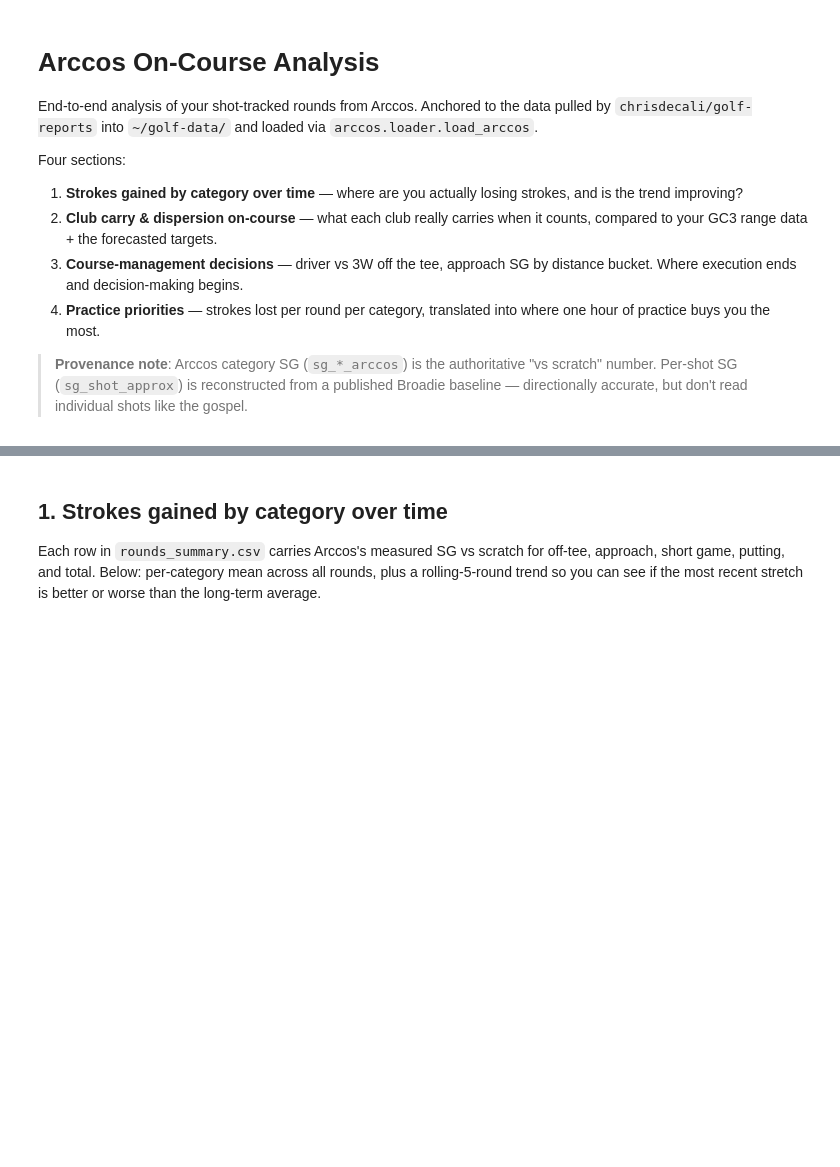
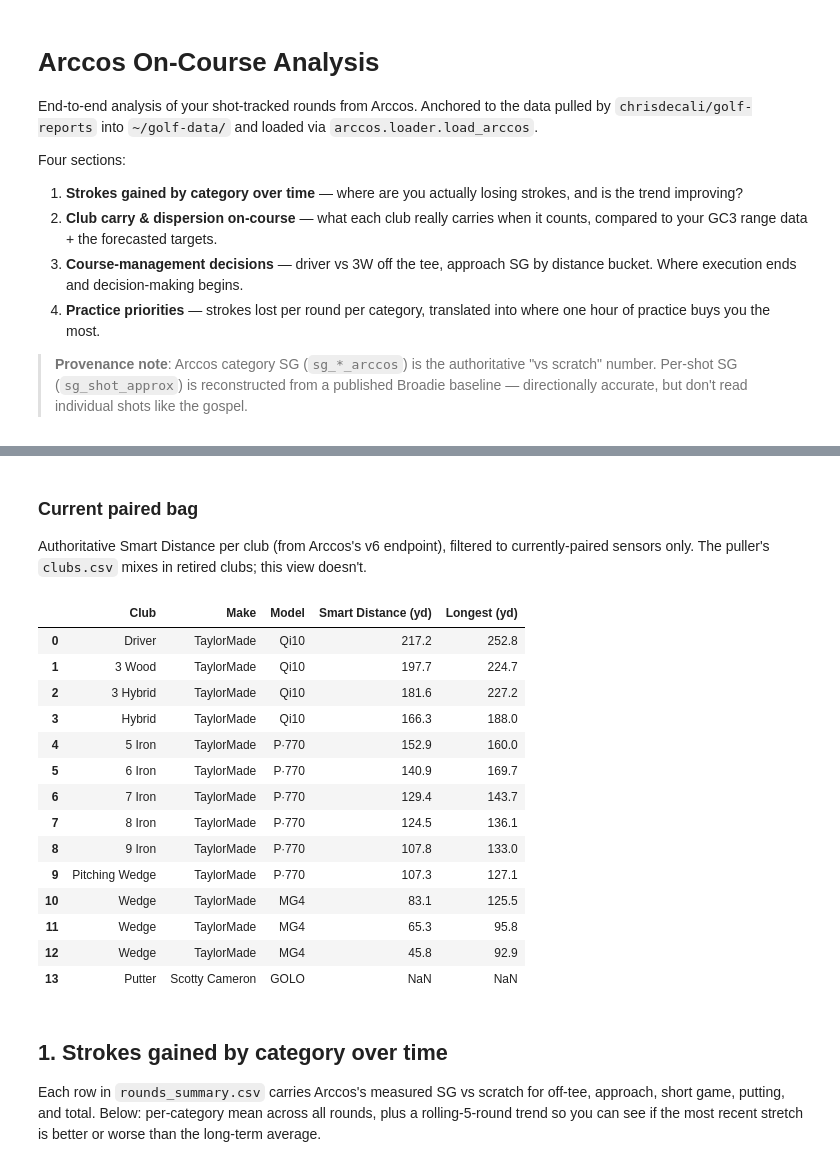
Before and after one commit to zachfreitas/golf, a Jupyter notebook: Arccos_Course_Analysis.ipynb, the cells around one changed output, grey strips where cells are left out. Cells and saved outputs as stored; diff of their text form; code cells hidden in the pictures; blank space fills up the shorter version.

```diff
--- a/Arccos_Course_Analysis.ipynb
+++ b/Arccos_Course_Analysis.ipynb
@@ -43,3 +44,30 @@ Arccos store: C:\Users\zfreitas\golf-data
+# %% [markdown]
+### Current paired bag
+
+Authoritative Smart Distance per club (from Arccos's v6 endpoint), filtered
+to currently-paired sensors only. The puller's `clubs.csv` mixes in retired
+clubs; this view doesn't.
+# %%
+bag_view = data.paired_bag[["label", "make", "model",
+                            "smart_distance_yd", "longest_yd"]].copy()
+bag_view.columns = ["Club", "Make", "Model", "Smart Distance (yd)", "Longest (yd)"]
+bag_view
+# %% [output]
+|  | Club | Make | Model | Smart Distance (yd) | Longest (yd) |
+| 0 | Driver | TaylorMade | Qi10 | 217.2 | 252.8 |
+| 1 | 3 Wood | TaylorMade | Qi10 | 197.7 | 224.7 |
+| 2 | 3 Hybrid | TaylorMade | Qi10 | 181.6 | 227.2 |
+| 3 | Hybrid | TaylorMade | Qi10 | 166.3 | 188.0 |
+| 4 | 5 Iron | TaylorMade | P∙770 | 152.9 | 160.0 |
+| 5 | 6 Iron | TaylorMade | P∙770 | 140.9 | 169.7 |
+| 6 | 7 Iron | TaylorMade | P∙770 | 129.4 | 143.7 |
+| 7 | 8 Iron | TaylorMade | P∙770 | 124.5 | 136.1 |
+| 8 | 9 Iron | TaylorMade | P∙770 | 107.8 | 133.0 |
+| 9 | Pitching Wedge | TaylorMade | P∙770 | 107.3 | 127.1 |
+| 10 | Wedge | TaylorMade | MG4 | 83.1 | 125.5 |
+| 11 | Wedge | TaylorMade | MG4 | 65.3 | 95.8 |
+| 12 | Wedge | TaylorMade | MG4 | 45.8 | 92.9 |
+| 13 | Putter | Scotty Cameron | GOLO | NaN | NaN |
 # %% [markdown]
 ## 1. Strokes gained by category over time
 
```
Also changed, not shown: parts of 9 cells of this notebook, 6 other files.
